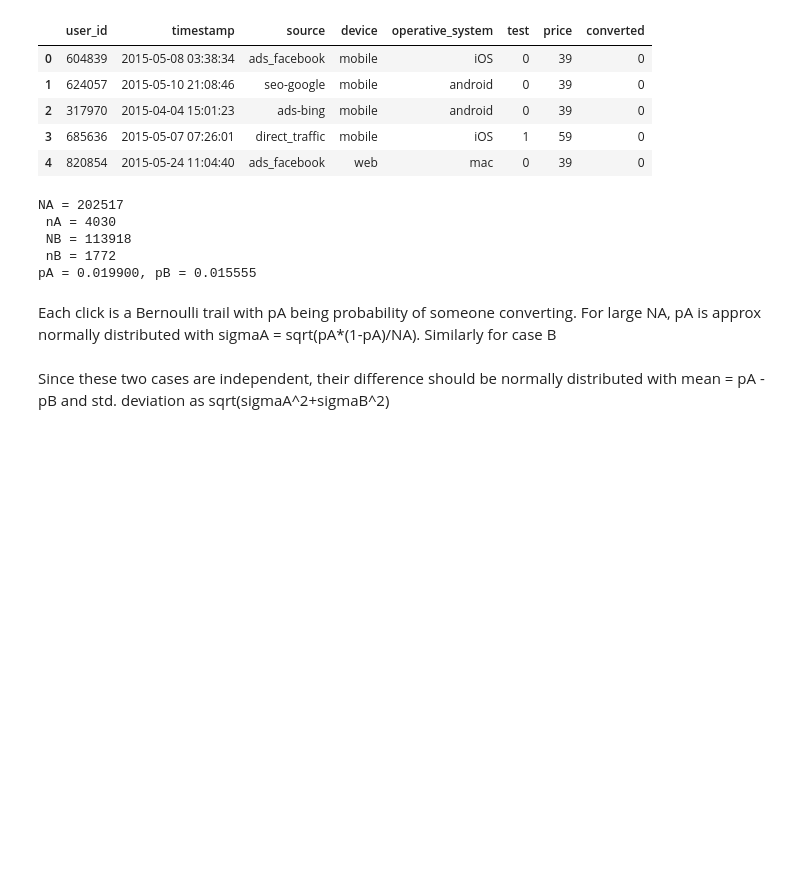
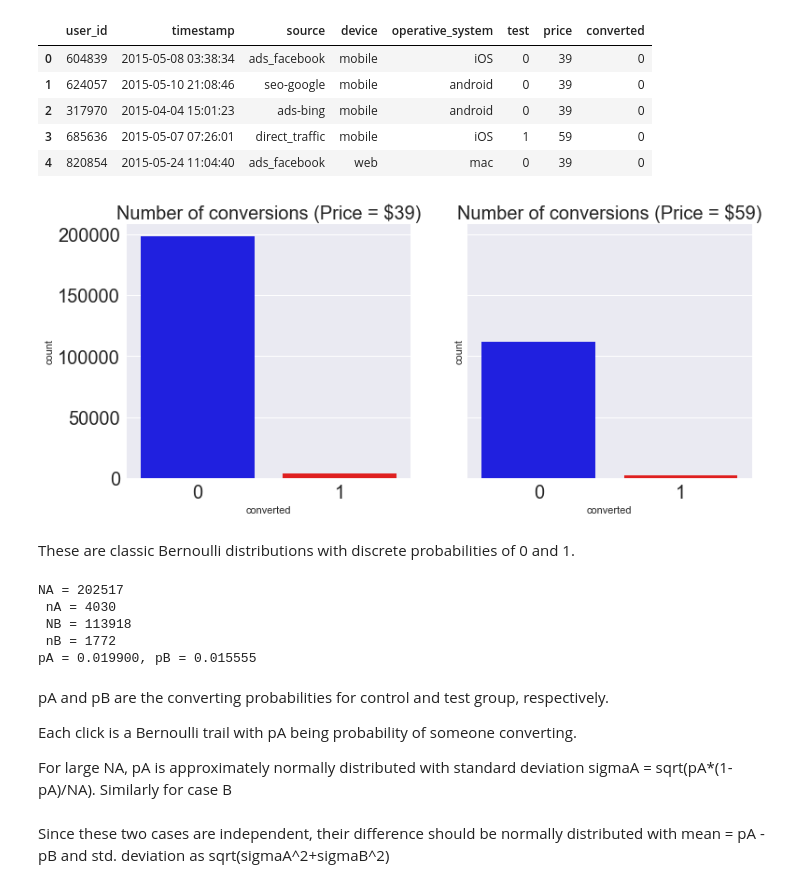
Before and after one commit to kalyan-allada/data_challenge, a Jupyter notebook: data_challenge2.ipynb, the cells around one changed output. Saved outputs shown, nothing was run; the diff lists cells and outputs as text; code cells hidden in the pictures; blank space fills up the shorter version.

```diff
--- a/data_challenge2.ipynb
+++ b/data_challenge2.ipynb
@@ -47,6 +47,18 @@ test_result.head()
 test_result = test_result[~((test_result.price==39) & (test_result.test==1))]
 #for test =0 price should be 39
 test_result = test_result[~((test_result.price==59) & (test_result.test==0))]
+# %%
+fig, ax =plt.subplots(1,2, sharey=True, figsize=(12,5))
+sns.countplot(x='converted', data=test_result[test_result.price==39], ax=ax[0], palette=['blue', 'red'])
+ax[0].set_title("Number of conversions (Price = $39)", size=20)
+ax[0].tick_params(labelsize=20)
+sns.countplot(x='converted', data=test_result[test_result.price==59], ax=ax[1], palette=['blue', 'red'])
+ax[1].set_title("Number of conversions (Price = $59)", size=20)
+ax[1].tick_params(labelsize=20)
+# %% [output]
+[figure, added]
+# %% [markdown]
+These are classic Bernoulli distributions with discrete probabilities of 0 and 1.
 # %%
 #Lets get some basics stats.
 
@@ -68,8 +80,11 @@ NA = 202517
  nB = 1772
 pA = 0.019900, pB = 0.015555
 # %% [markdown]
+pA and pB are the converting probabilities for control and test group, respectively.
+
 Each click is a Bernoulli trail with pA being probability of someone converting.
-For large NA, pA is approx normally distributed with sigmaA = sqrt(pA*(1-pA)/NA).
+
+For large NA, pA is approximately normally distributed with standard deviation sigmaA = sqrt(pA*(1-pA)/NA).
 Similarly for case B
 # %%
 sigmaA = np.sqrt(pA*(1-pA)/NA)
```
Also changed, not shown: parts of 8 cells of this notebook, 2 other files.
